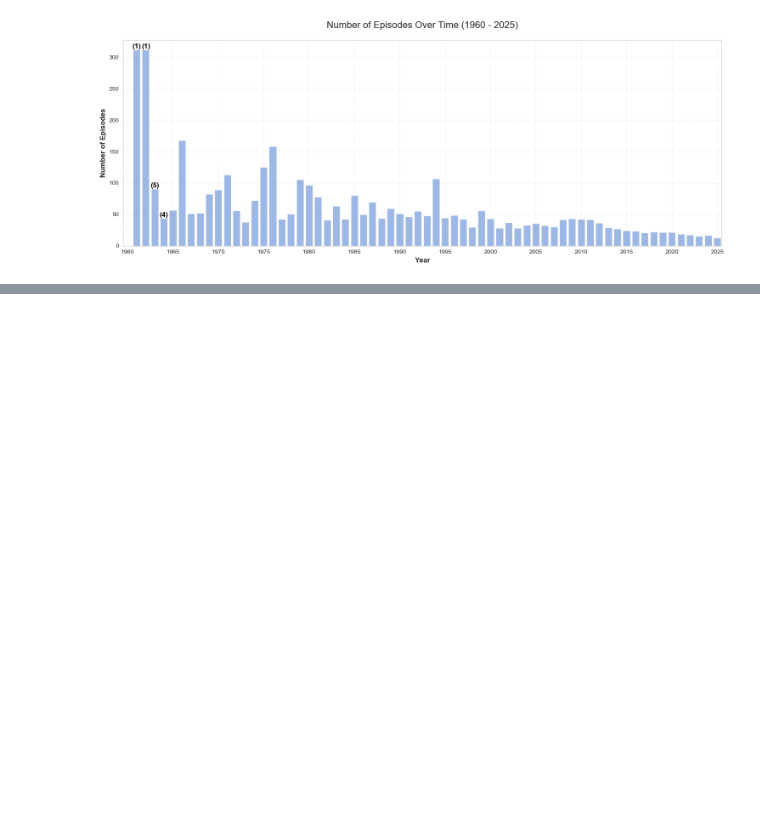
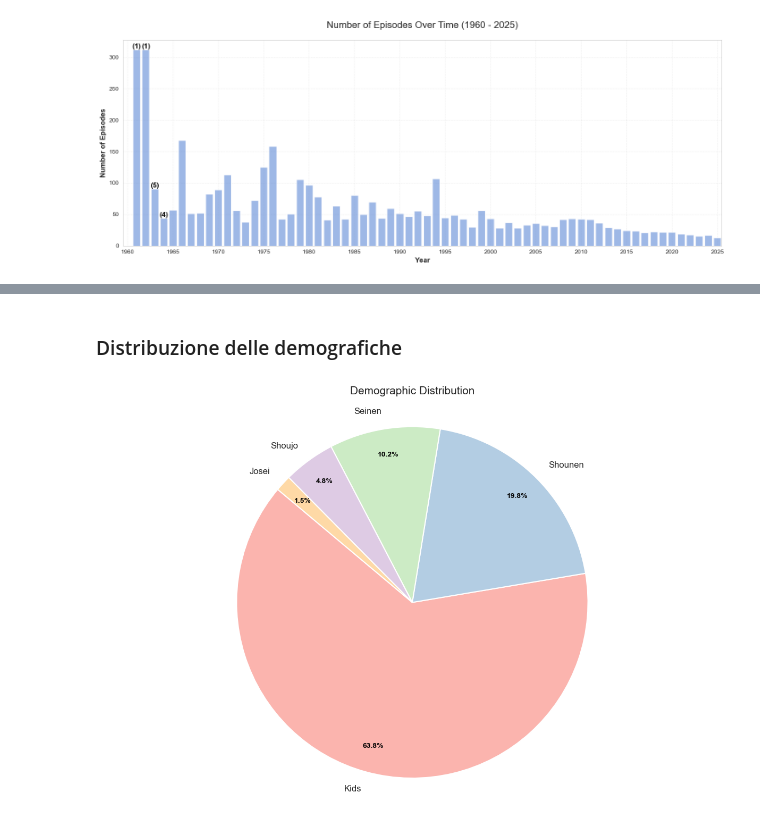
Before and after one commit to sarazunino/HCI, a Jupyter notebook: solution/02_notebook.ipynb, the cells around one changed output, grey strips where cells are left out. Saved outputs shown, nothing was run; the diff lists cells and outputs as text; code cells hidden in the pictures; blank space fills up the shorter version.

```diff
--- a/solution/02_notebook.ipynb
+++ b/solution/02_notebook.ipynb
@@ -191,0 +261,6 @@ plot_season(details_df)
+# %% [markdown]
+### Distribuzione delle demografiche
+# %%
+plot_demographics(details_df)
+# %% [output]
+[figure, added]
```
Also changed, not shown: parts of 40 cells of this notebook, 11 other files.
